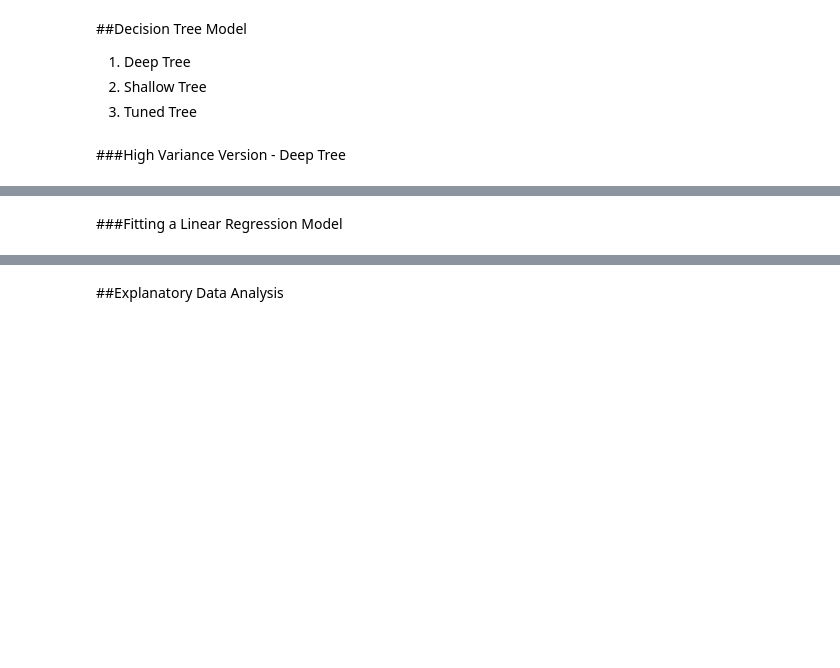
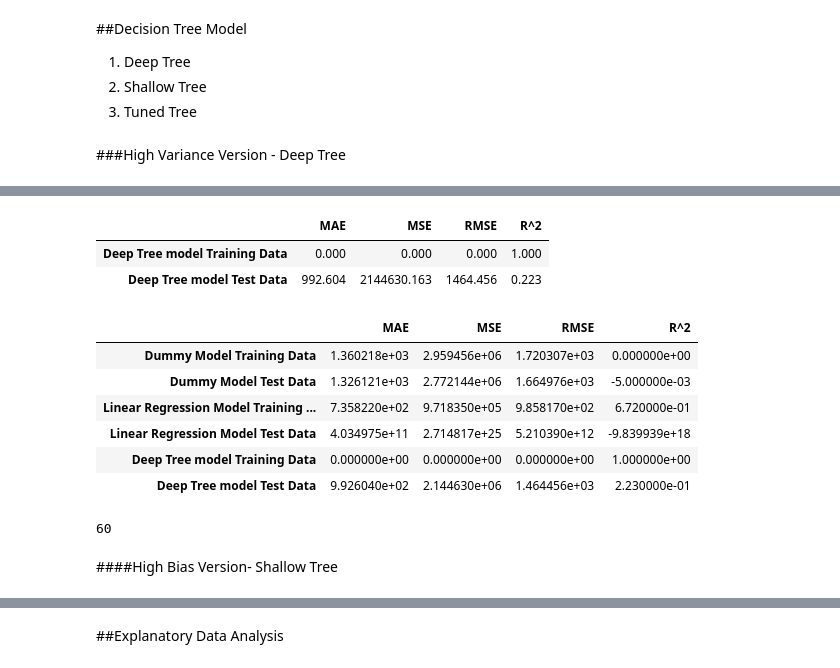
Before and after one commit to combechelsey/Prediction-of-Product-Sales, a Jupyter notebook: Prediction_of_Product_Sales.ipynb, the cells around one changed output, grey strips where cells are left out. Saved outputs shown, nothing was run; the diff lists cells and outputs as text; code cells hidden in the pictures; blank space fills up the shorter version.

```diff
--- a/Prediction_of_Product_Sales.ipynb
+++ b/Prediction_of_Product_Sales.ipynb
@@ -1876,0 +1991,9 @@ scores_df
+# %%
+# Create an instance of the model
+lin_reg = LinearRegression()
+
+# Create a model pipeline with the preprocessor
+lin_reg_pipe = make_pipeline(col_transformer, lin_reg)
+
+# Fit the model
+lin_reg_pipe.fit(X_train, y_train)
@@ -1876,0 +2042,5 @@ scores_df
+# %%
+## Display the Model's metrics
+
+lin_regression_scores = evaluate_regression(lin_reg_pipe, X_train, y_train, X_test, y_test, verbose = True,
+                        output_frame=True,model_name = 'Linear Regression Model')
@@ -1876,0 +2063,4 @@ scores_df
+# %%
+# Adding DT scores to scores_df
+scores_df = pd.concat([scores_df, lin_regression_scores])
+display(scores_df)
@@ -1886,7 +2082,7 @@ scores_df
 ## Create an instance of the model
 deep_dec_tree  = DecisionTreeRegressor(max_depth= None, random_state=42)
 ## Create a model pipeline
-deep_tree_pipe = make_pipeline(preprocessor , deep_dec_tree)
+deep_tree_pipe = make_pipeline(col_transformer , deep_dec_tree)
 ## Fit the model
 
 deep_tree_pipe.fit(X_train,y_train)
@@ -1900,2 +2127,0 @@ DT_variance_scores = evaluate_regression(deep_tree_pipe, X_train, y_train, X_tes
-# %% [markdown]
-###Fitting a Linear Regression Model
@@ -1905,0 +2128,28 @@ linreg_pipe.fit(X_train, y_train)
+# %%
+# Viewing dataframe of DT scores
+DT_variance_scores
+# %% [output]
+|  | MAE | MSE | RMSE | R^2 |
+| Deep Tree model Training Data | 0.000 | 0.000 | 0.000 | 1.000 |
+| Deep Tree model Test Data | 992.604 | 2144630.163 | 1464.456 | 0.223 |
+# %%
+# Adding DT scores to scores_df
+scores_df = pd.concat([scores_df, DT_variance_scores])
+display(scores_df)
+# %% [output]
+|  | MAE | MSE | RMSE | R^2 |
+| Dummy Model Training Data | 1.360218e+03 | 2.959456e+06 | 1.720307e+03 | 0.000000e+00 |
+| Dummy Model Test Data | 1.326121e+03 | 2.772144e+06 | 1.664976e+03 | -5.000000e-03 |
+| Linear Regression Model Training ... | 7.358220e+02 | 9.718350e+05 | 9.858170e+02 | 6.720000e-01 |
+| Linear Regression Model Test Data | 4.034975e+11 | 2.714817e+25 | 5.210390e+12 | -9.839939e+18 |
+| Deep Tree model Training Data | 0.000000e+00 | 0.000000e+00 | 0.000000e+00 | 1.000000e+00 |
+| Deep Tree model Test Data | 9.926040e+02 | 2.144630e+06 | 1.464456e+03 | 2.230000e-01 |
+# %%
+## Obtain the max_depth from the pipeline and assign it to the variable max_depth
+max_depth = deep_tree_pipe['decisiontreeregressor'].get_depth()
+## Display max_depth
+max_depth
+# %% [output]
+60
+# %% [markdown]
+####High Bias Version- Shallow Tree
```
Also changed, not shown: parts of 57 cells of this notebook.
